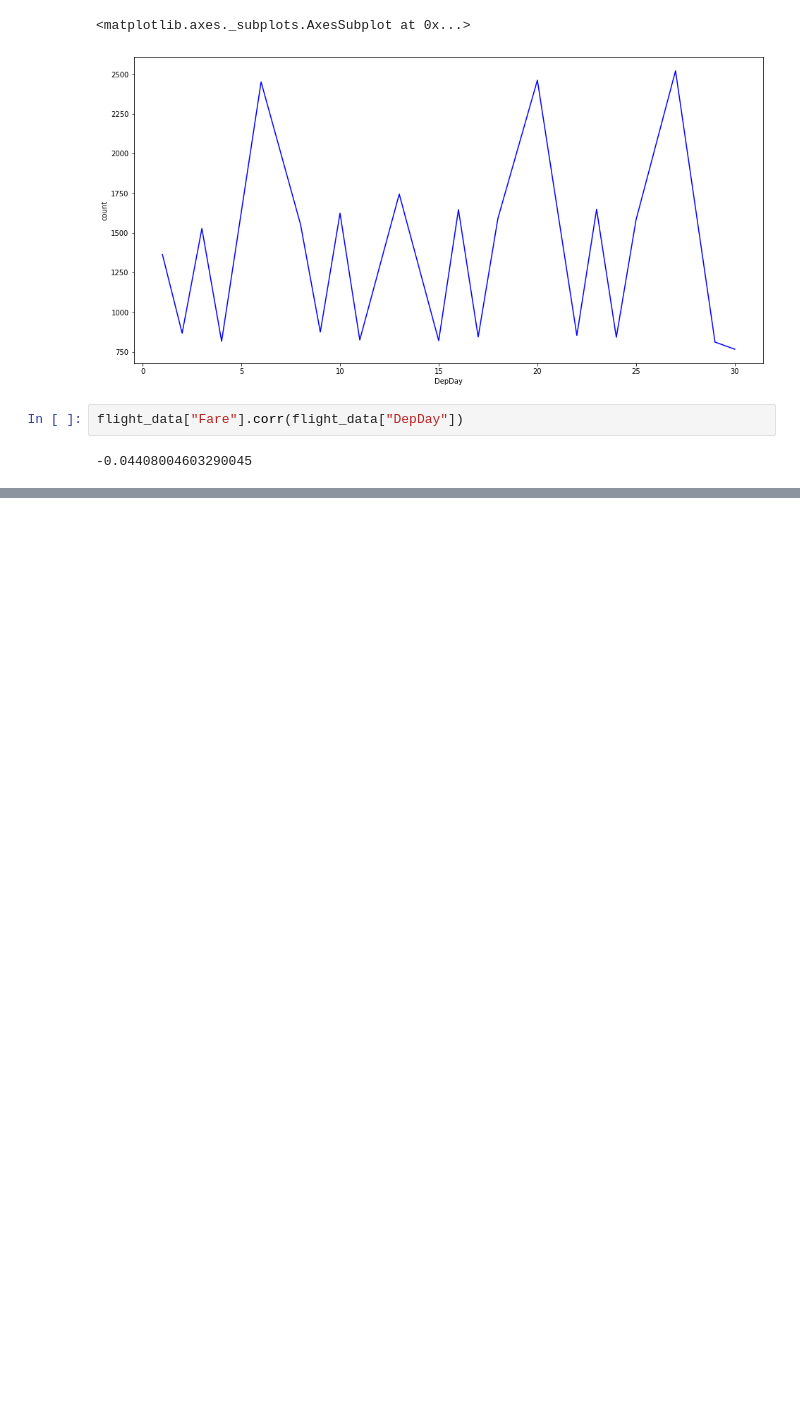
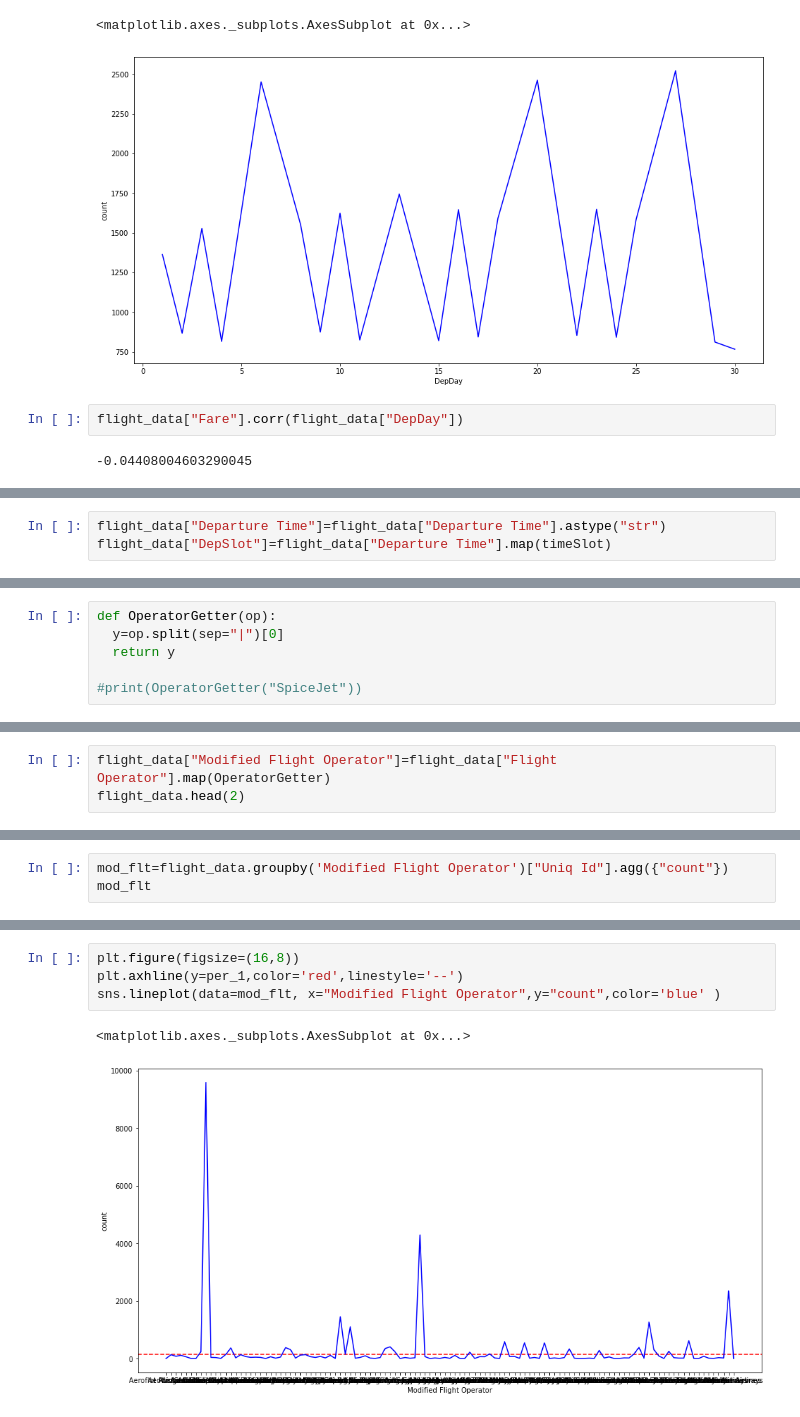
Before and after one commit to Daim-Nickel-Penny/Fly-Deals-Backend, a Jupyter notebook: Fly_Deals_Backend.ipynb, the cells around one changed output, grey strips where cells are left out. Saved outputs shown, nothing was run; the diff lists cells and outputs as text; blank space fills up the shorter version.

```diff
--- a/Fly_Deals_Backend.ipynb
+++ b/Fly_Deals_Backend.ipynb
@@ -388,0 +444,3 @@ flight_data["Fare"].corr(flight_data["DepDay"])
+# %%
+flight_data["Departure Time"]=flight_data["Departure Time"].astype("str")
+flight_data["DepSlot"]=flight_data["Departure Time"].map(timeSlot)
@@ -388,0 +453,6 @@ flight_data["Fare"].corr(flight_data["DepDay"])
+# %%
+def OperatorGetter(op):
+  y=op.split(sep="|")[0]
+  return y
+
+#print(OperatorGetter("SpiceJet"))
@@ -388,0 +461,3 @@ flight_data["Fare"].corr(flight_data["DepDay"])
+# %%
+flight_data["Modified Flight Operator"]=flight_data["Flight Operator"].map(OperatorGetter)
+flight_data.head(2)
@@ -388,0 +483,3 @@ flight_data["Fare"].corr(flight_data["DepDay"])
+# %%
+mod_flt=flight_data.groupby('Modified Flight Operator')["Uniq Id"].agg({"count"})
+mod_flt
@@ -388,0 +501,7 @@ flight_data["Fare"].corr(flight_data["DepDay"])
+# %%
+plt.figure(figsize=(16,8))
+plt.axhline(y=per_1,color='red',linestyle='--')
+sns.lineplot(data=mod_flt, x="Modified Flight Operator",y="count",color='blue' )
+# %% [output]
+<matplotlib.axes._subplots.AxesSubplot at 0x...>
+[figure, added]
```
Also changed, not shown: parts of 24 cells of this notebook.
